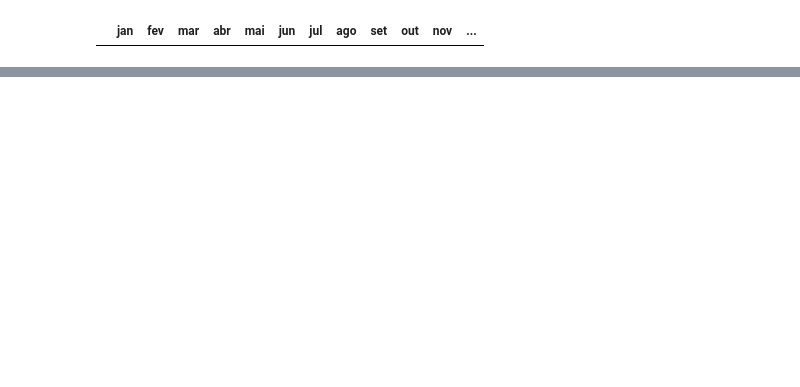
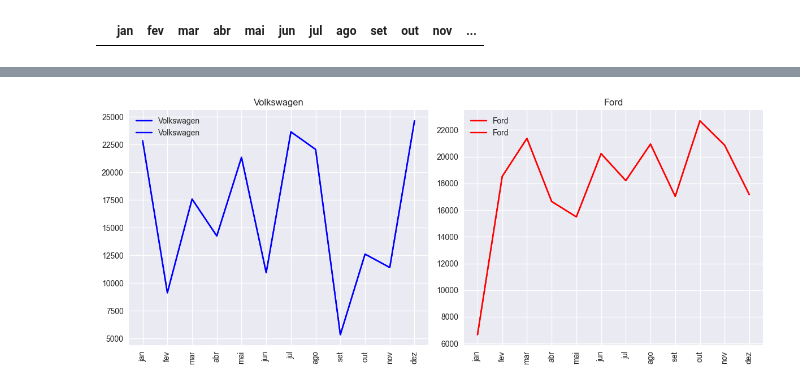
Before and after one commit to JairCipriano/projeto_machine_learning, a Jupyter notebook: projeto2/matplotlib.ipynb, the cells around one changed output, grey strips where cells are left out. Saved outputs shown, nothing was run; the diff lists cells and outputs as text; code cells hidden in the pictures; blank space fills up the shorter version.

```diff
--- a/projeto2/matplotlib.ipynb
+++ b/projeto2/matplotlib.ipynb
@@ -480,0 +700,2 @@ carros
+# %%
+carros3 = carros_conpleto.copy()
@@ -480,0 +709,3 @@ carros
+# %%
+carros4 = carros3.T
+carros4
@@ -480,0 +730,5 @@ carros
+# %%
+carros4.drop(['total'], inplace=True)
+carros4.drop(['sigla lambda'], inplace=True)
+carros4.drop(['sigla list comprehensions'], inplace=True)
+carros4.drop(['origem'], inplace=True)
@@ -480,0 +771,2 @@ carros
+# %%
+plt.style.use('seaborn-v0_8')
@@ -480,0 +781,23 @@ carros
+# %%
+
+
+plt.figure(figsize=(12, 5))  # Define o tamanho da figura
+
+# Primeiro gráfico
+plt.subplot(1, 2, 1)  # 1 linha, 2 colunas, posição 1
+plt.plot(carros4['volkswagen'], color='blue', label='Volkswagen')
+plt.xticks(rotation=90)
+plt.title('Volkswagen')
+plt.legend()
+
+# Segundo gráfico
+plt.subplot(1, 2, 2)  # 1 linha, 2 colunas, posição 2
+plt.plot(carros4['ford'], color='red', label='Ford')
+plt.xticks(rotation=90)
+plt.title('Ford')
+plt.legend()
+
+plt.tight_layout()  # Ajusta o layout para evitar sobreposição
+plt.show()
+# %% [output]
+[figure, added]
```
Also changed, not shown: parts of 57 cells of this notebook.
